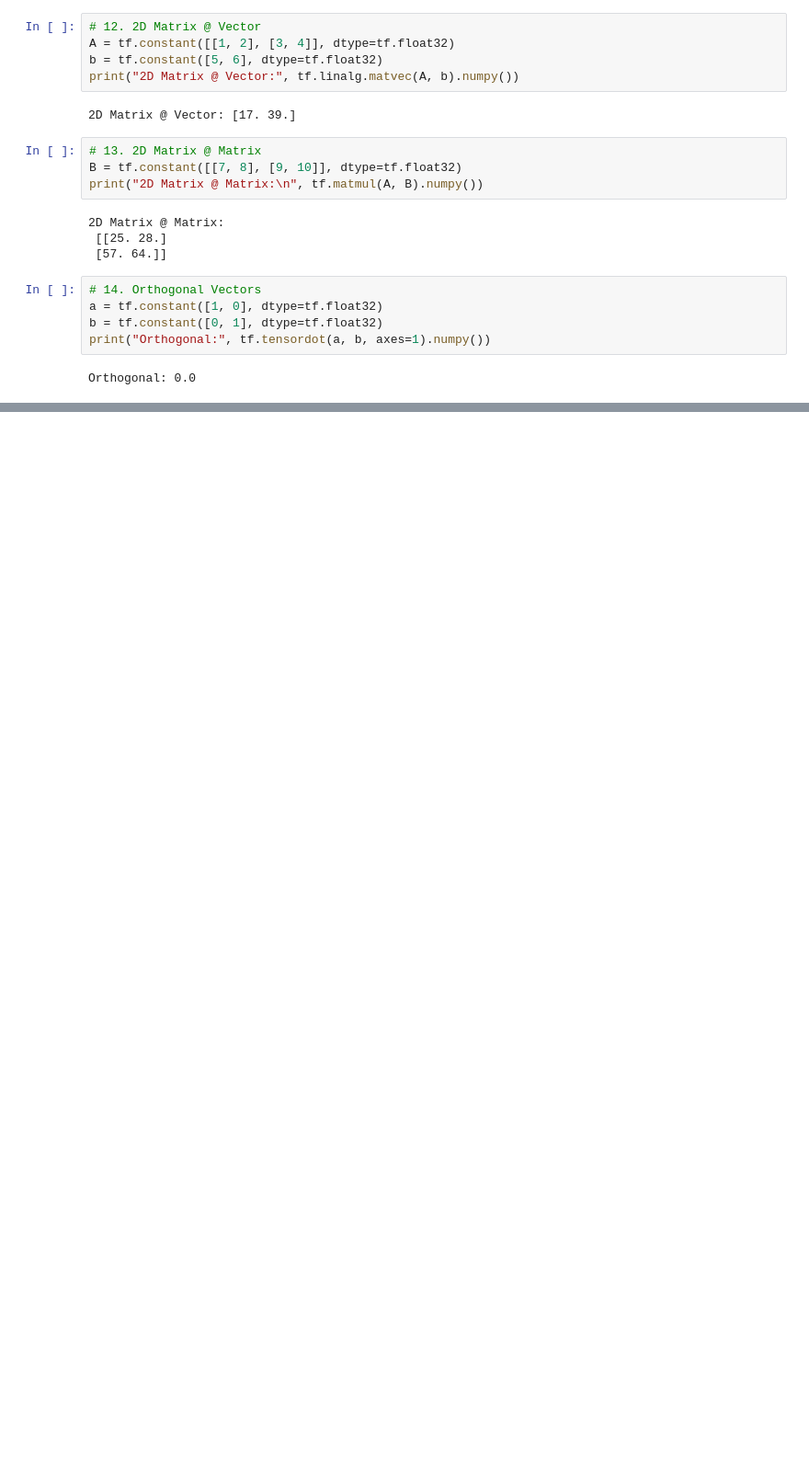
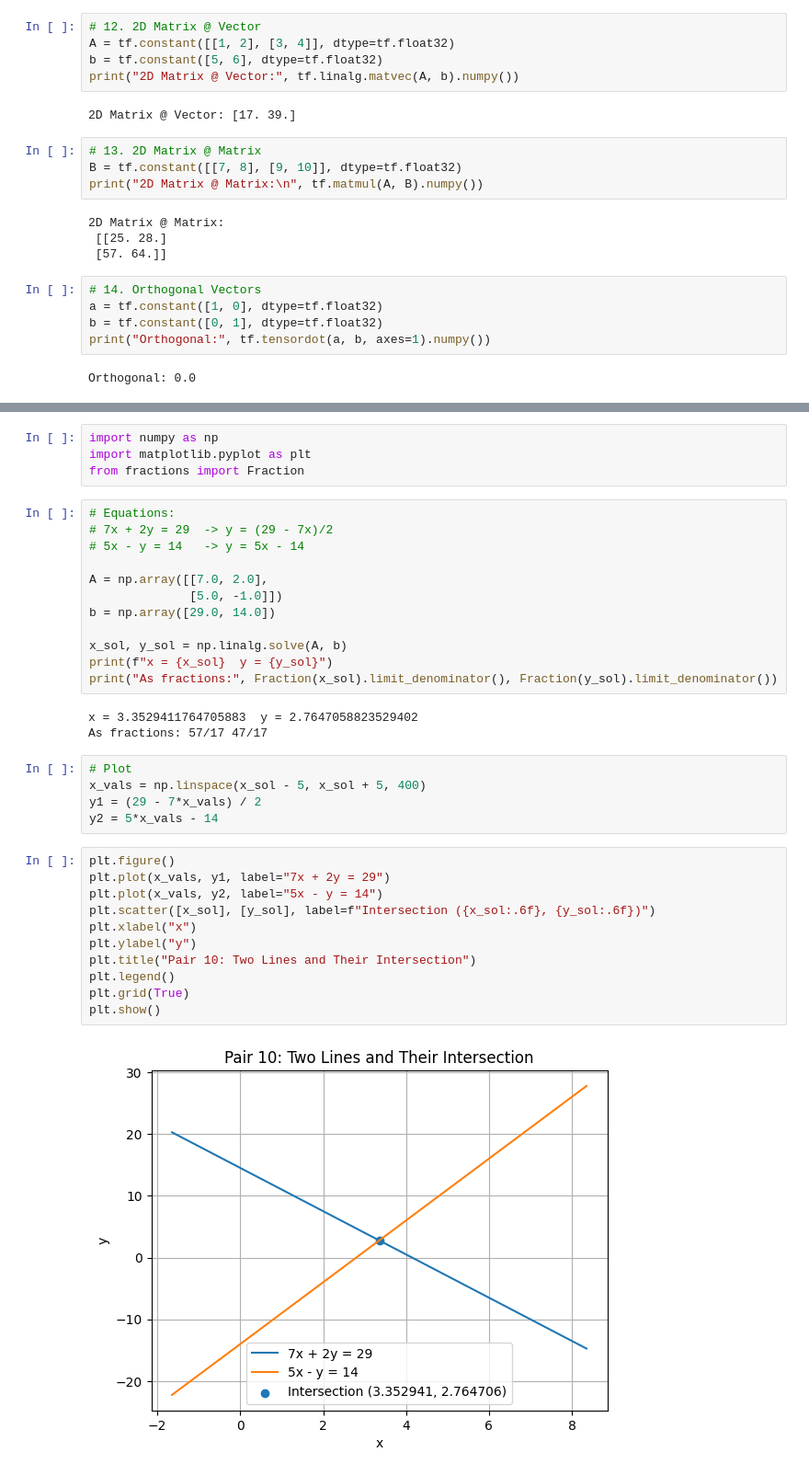
Before and after one commit to vishwajeetsinghrana8/Mathematics-for-ML, a Jupyter notebook: 2. Basic_Tensor_Operations.ipynb, the cells around one changed output, grey strips where cells are left out. Shown at 92% size. Drawn from its saved outputs; the diff is of its cells as text; blank space fills up the shorter version.

```diff
--- a/2. Basic_Tensor_Operations.ipynb
+++ b/2. Basic_Tensor_Operations.ipynb
@@ -1527,0 +1733,37 @@ print("3D Tensor Dot (axes=2):\n", tf.tensordot(X, Y, axes=[[2], [2]]).numpy())
+# %%
+import numpy as np
+import matplotlib.pyplot as plt
+from fractions import Fraction
+# %%
+# Equations:
+# 7x + 2y = 29  -> y = (29 - 7x)/2
+# 5x - y = 14   -> y = 5x - 14
+
+A = np.array([[7.0, 2.0],
+              [5.0, -1.0]])
+b = np.array([29.0, 14.0])
+
+x_sol, y_sol = np.linalg.solve(A, b)
+print(f"x = {x_sol}  y = {y_sol}")
+print("As fractions:", Fraction(x_sol).limit_denominator(), Fraction(y_sol).limit_denominator())
+# %% [output]
+x = 3.3529411764705883  y = 2.7647058823529402
+As fractions: 57/17 47/17
+# %%
+# Plot
+x_vals = np.linspace(x_sol - 5, x_sol + 5, 400)
+y1 = (29 - 7*x_vals) / 2
+y2 = 5*x_vals - 14
+# %%
+plt.figure()
+plt.plot(x_vals, y1, label="7x + 2y = 29")
+plt.plot(x_vals, y2, label="5x - y = 14")
+plt.scatter([x_sol], [y_sol], label=f"Intersection ({x_sol:.6f}, {y_sol:.6f})")
+plt.xlabel("x")
+plt.ylabel("y")
+plt.title("Pair 10: Two Lines and Their Intersection")
+plt.legend()
+plt.grid(True)
+plt.show()
+# %% [output]
+[figure, added]
```
Also changed, not shown: parts of 19 cells of this notebook.
